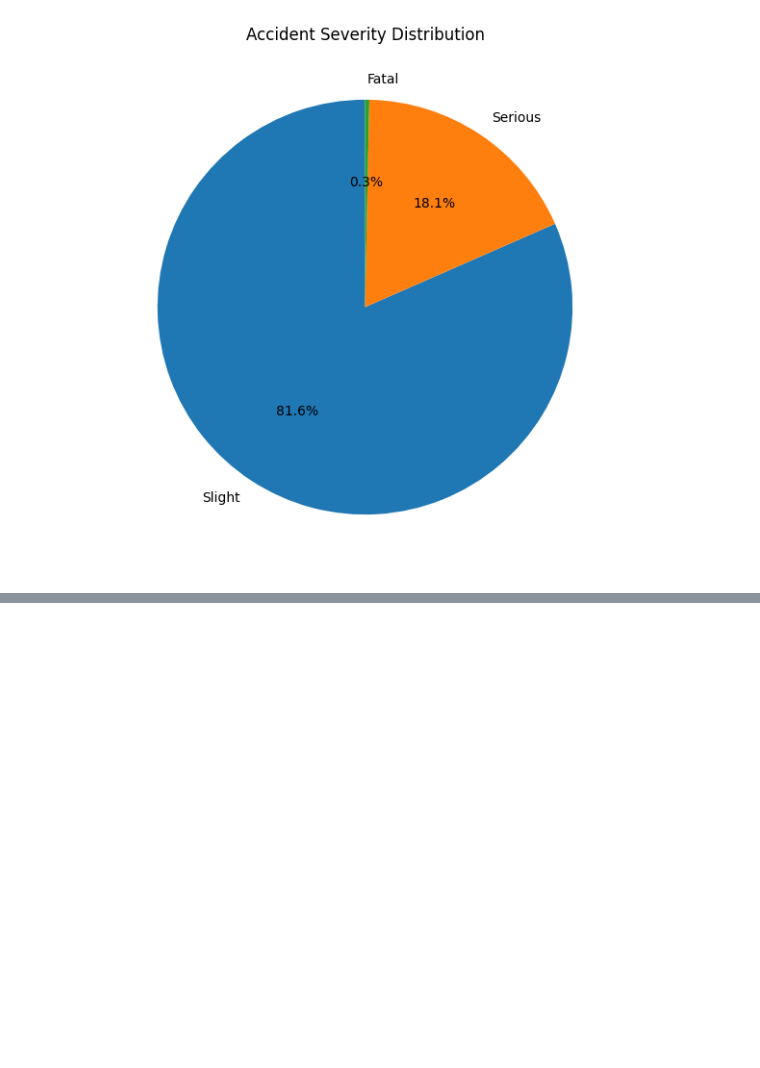
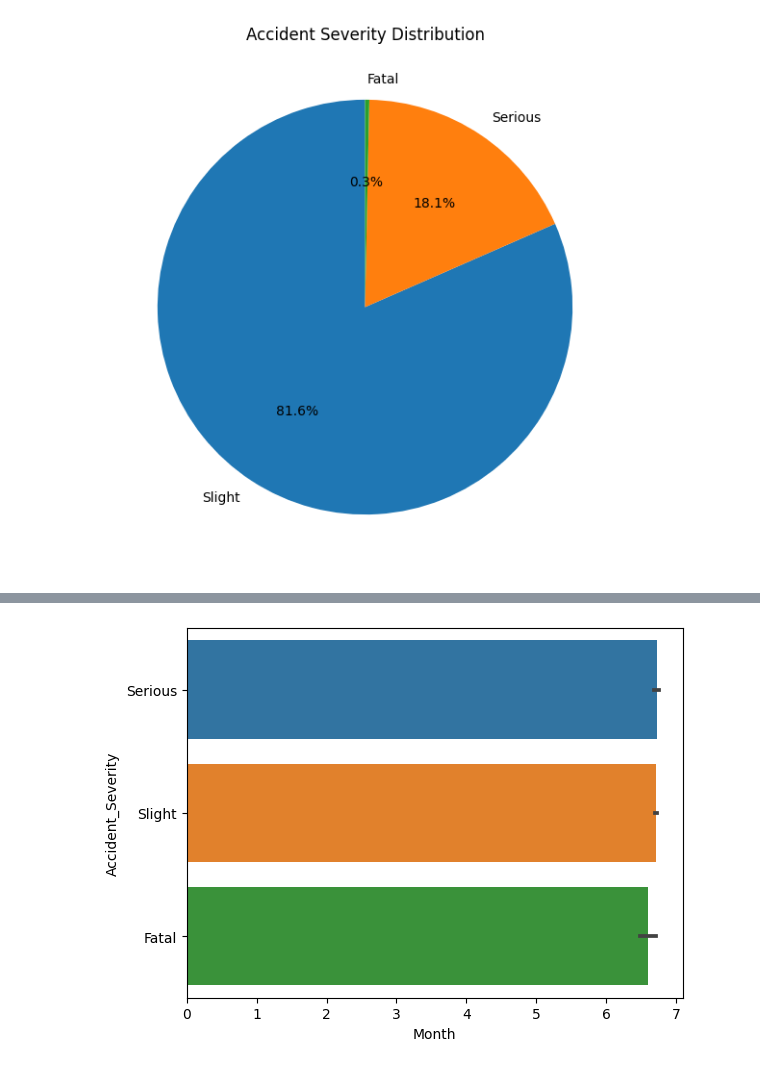
Before and after one commit to Nicole-185/ELEC03, a Jupyter notebook: Activity2.ipynb, the cells around one changed output, grey strips where cells are left out. Saved outputs shown, nothing was run; the diff lists cells and outputs as text; code cells hidden in the pictures; blank space fills up the shorter version.

```diff
--- a/Activity2.ipynb
+++ b/Activity2.ipynb
@@ -1265,0 +1353,8 @@ m.save('london_heatmap.html')
+# %%
+#syntax for seaborn
+
+visual1 = sns.barplot(x='Month', y='Accident_Severity', data=accidents)
+
+plt.show()
+# %% [output]
+[figure, added]
```
Also changed, not shown: parts of 15 cells of this notebook.
